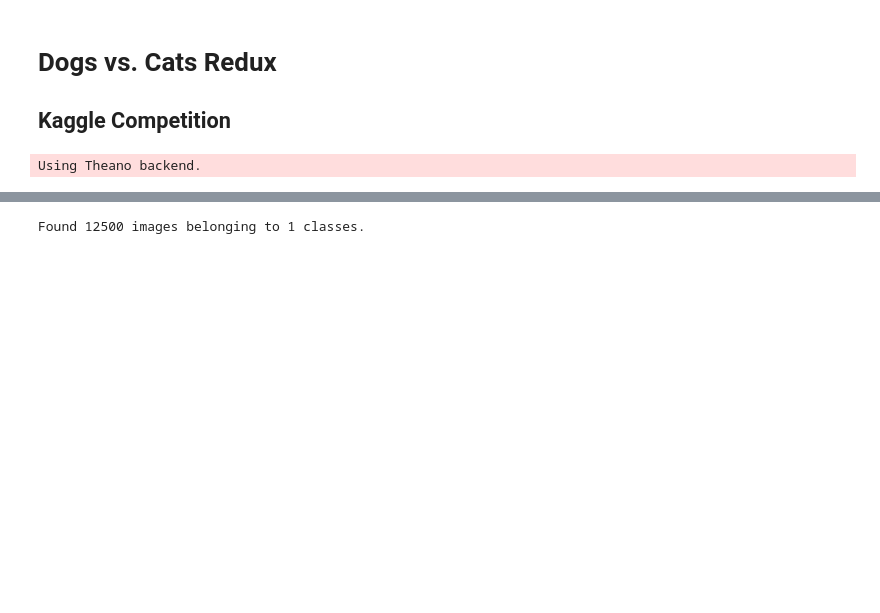
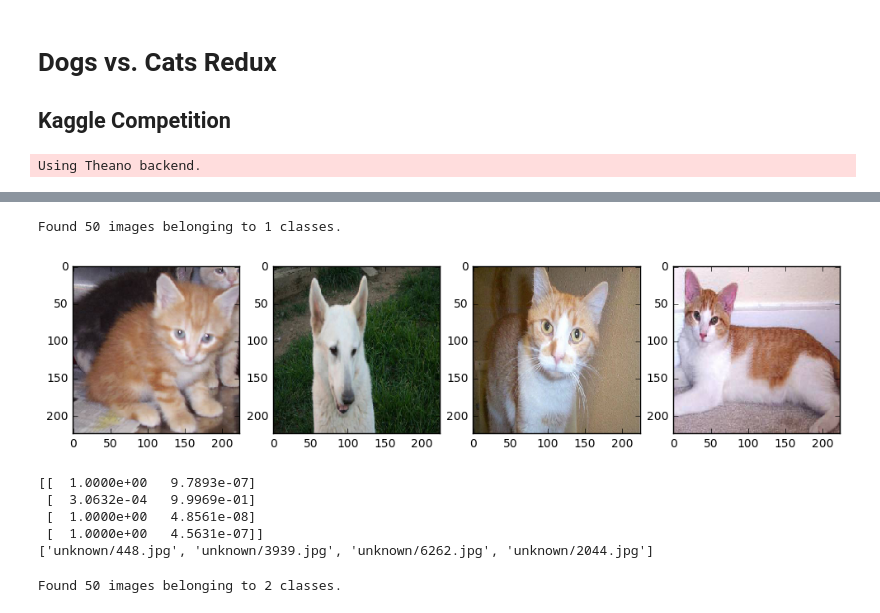
Before and after one commit to dancoombs/fastai, a Jupyter notebook: nbs/dogscats_model.ipynb, the cells around one changed output, grey strips where cells are left out. Saved outputs shown, nothing was run; the diff lists cells and outputs as text; code cells hidden in the pictures; blank space fills up the shorter version.

Commit message:
dogscats work

```diff
--- a/nbs/dogscats_model.ipynb
+++ b/nbs/dogscats_model.ipynb
@@ -5,23 +5,27 @@
 # %%
 %matplotlib inline
 path = 'data/dogscats/sample/'
-#path = 'data/dogscats/'
+# path = 'data/dogscats/'
 
-test_path = 'data/dogscats/test/'
-results_path = 'data/dogscats/results/'
+train_path = path + 'train/'
+valid_path = path + 'valid/'
+test_path = path + 'test/'
+results_path = path + 'results/'
 # %%
 from utils import *
 from vgg16 import Vgg16
 # %% [output]
 Using Theano backend.
 # %%
-batch_size = 32
-num_epoch = 3
+batch_size = 64
+num_epoch = 8
 # %%
 vgg = Vgg16()
 batches = vgg.get_batches(path+'train', batch_size=batch_size)
 val_batches = vgg.get_batches(path+'valid', batch_size=batch_size*2)
 vgg.finetune(batches)
+vgg.model.optimizer.lr = 0.005
+
 vgg.fit(batches, val_batches, nb_epoch=num_epoch)
 # %% [output]
 Found 200 images belonging to 2 classes.
@@ -40,7 +44,7 @@ isdog = preds[:,1]
 isdog = isdog.clip(min=0.05, max=0.95)
 ids = np.array([int(f[8:f.find('.')]) for f in filenames])
 # %% [output]
-Found 12500 images belonging to 1 classes.
+Found 50 images belonging to 1 classes.
 # %%
 subm = np.stack([ids, isdog], axis=1)
 # %%
@@ -48 +52,20 @@ submission_file_name = 'dogscats_sub1.csv'
 np.savetxt(submission_file_name, subm, fmt='%d,%.5f', header='id,label', comments='')
+# %%
+imgs = next(batches)
+# %%
+plots(imgs[:4])
+# %% [output]
+[figure, added]
+# %%
+print preds[:4]
+print filenames[:4]
+# %% [output]
+[[  1.0000e+00   9.7893e-07]
+ [  3.0632e-04   9.9969e-01]
+ [  1.0000e+00   4.8561e-08]
+ [  1.0000e+00   4.5631e-07]]
+['unknown/448.jpg', 'unknown/3939.jpg', 'unknown/6262.jpg', 'unknown/2044.jpg']
+# %%
+batches, preds = vgg.test(valid_path, batch_size=batch_size*2)
+# %% [output]
+Found 50 images belonging to 2 classes.
```
Also changed, not shown: parts of 12 cells of this notebook, 1 other file.
